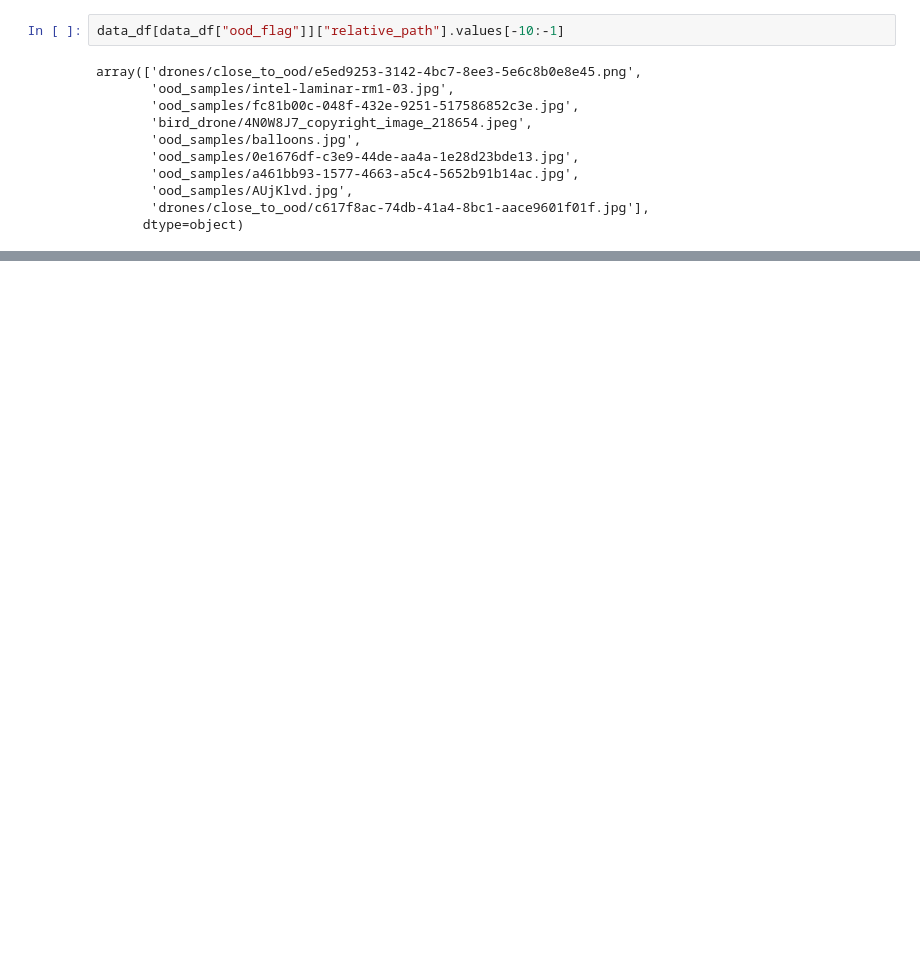
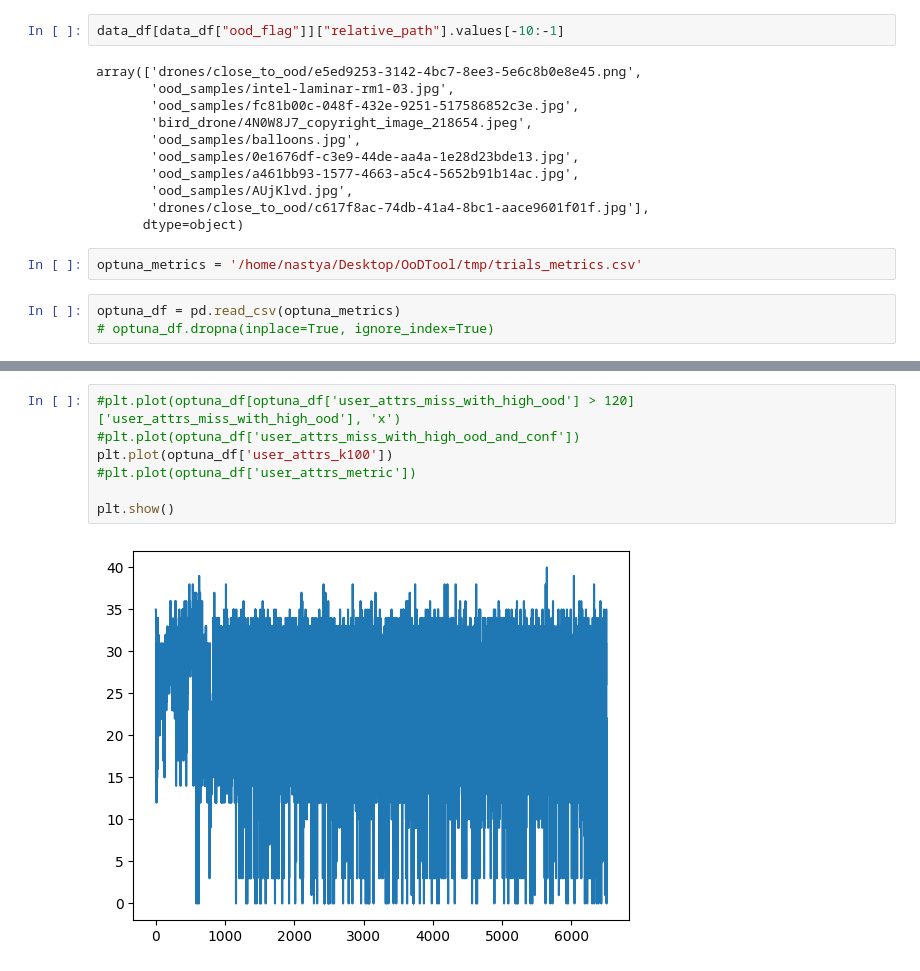
Before and after one commit to anastasia-spb/OoDTool, a Jupyter notebook: tool/core/utils/ood_notebooks/evaluate_ood_results.ipynb, the cells around one changed output, grey strips where cells are left out. Saved outputs shown, nothing was run; the diff lists cells and outputs as text; blank space fills up the shorter version.

Commit message:
Add metrics for OoD

```diff
--- a/tool/core/utils/ood_notebooks/evaluate_ood_results.ipynb
+++ b/tool/core/utils/ood_notebooks/evaluate_ood_results.ipynb
@@ -99,3 +99,8 @@ array(['drones/close_to_ood/e5ed9253-3142-4bc7-8ee3-5e6c8b0e8e45.png',
        'ood_samples/AUjKlvd.jpg',
        'drones/close_to_ood/c617f8ac-74db-41a4-8bc1-aace9601f01f.jpg'],
       dtype=object)
+# %%
+optuna_metrics = '/home/nastya/Desktop/OoDTool/tmp/trials_metrics.csv'
+# %%
+optuna_df = pd.read_csv(optuna_metrics)
+# optuna_df.dropna(inplace=True, ignore_index=True)
@@ -101,0 +149,9 @@ array(['drones/close_to_ood/e5ed9253-3142-4bc7-8ee3-5e6c8b0e8e45.png',
+# %%
+#plt.plot(optuna_df[optuna_df['user_attrs_miss_with_high_ood'] > 120]['user_attrs_miss_with_high_ood'], 'x')
+#plt.plot(optuna_df['user_attrs_miss_with_high_ood_and_conf'])
+plt.plot(optuna_df['user_attrs_k100'])
+#plt.plot(optuna_df['user_attrs_metric'])
+
+plt.show()
+# %% [output]
+[figure, added]
```
Also changed, not shown: parts of 14 cells of this notebook, 2 other files.
